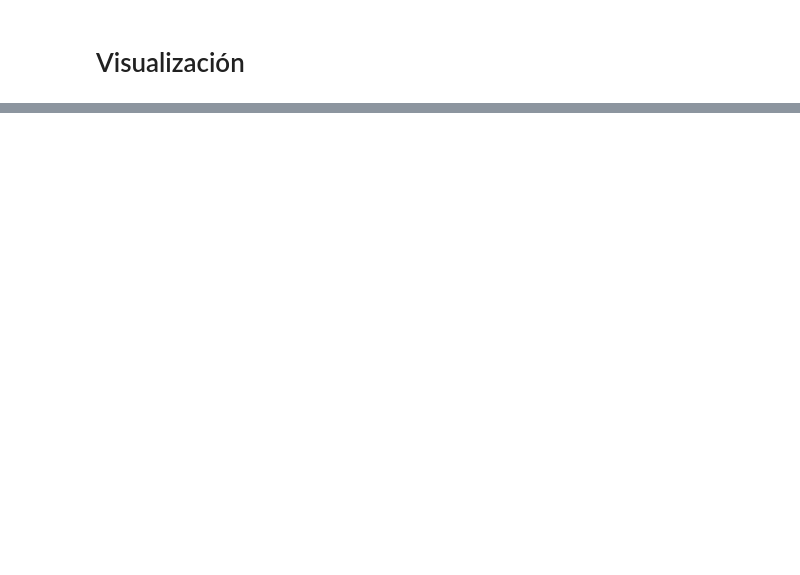
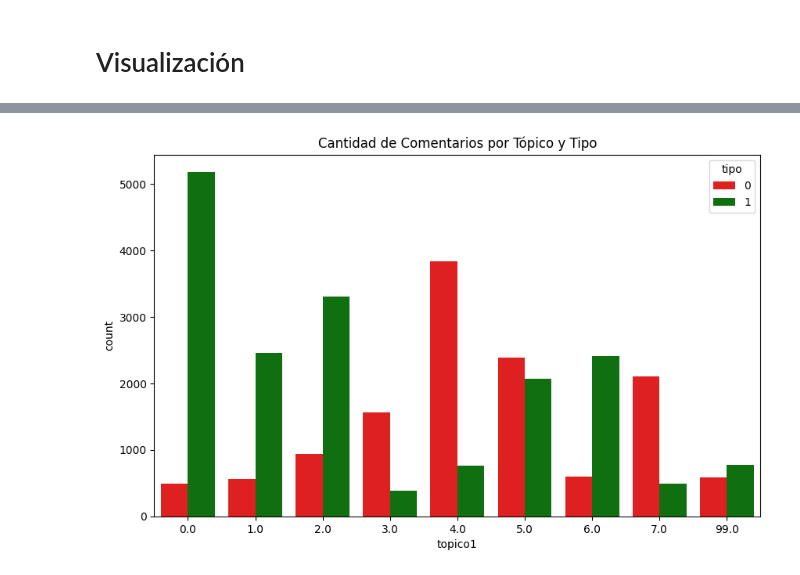
Before and after one commit to Repositivo/Procesamiento-de-comentarios, a Jupyter notebook: Notebooks/Generacion_categorias.ipynb, the cells around one changed output, grey strips where cells are left out. Saved outputs shown, nothing was run; the diff lists cells and outputs as text; code cells hidden in the pictures; blank space fills up the shorter version.

```diff
--- a/Notebooks/Generacion_categorias.ipynb
+++ b/Notebooks/Generacion_categorias.ipynb
@@ -130,0 +211,23 @@ AttributeError: 'list' object has no attribute 'token2id'
+# %%
+from gensim.models import LdaModel
+
+# Set training parameters.
+num_topics = 8
+chunksize = 5000 # numero de documentos procesados a la vez
+passes = 20 # cantidad de veces que se pasa por el total del corpus
+iterations = 400 # cantidad de iteraciones durante el entrenamiento
+eval_every = None  # Don't evaluate model perplexity, takes too much time.
+
+model1 = LdaModel(
+    corpus=corpus,
+    id2word=id2word,
+    chunksize=chunksize,
+    alpha='auto',
+    eta='auto',
+    iterations=iterations,
+    num_topics=num_topics,
+    passes=passes,
+    eval_every=eval_every,
+    random_state=1,
+    minimum_probability=0.3
+)
@@ -225,0 +417,2 @@ ModuleNotFoundError: No module named 'pyLDAvis'
+# %%
+df['topico'] = df['comentario'].apply(lambda x: model1.get_document_topics(corpus))
@@ -225,0 +478,3 @@ ModuleNotFoundError: No module named 'pyLDAvis'
+# %%
+df['topico'] = df['comentario'].apply(lambda x: model1.get_document_topics(dictionary.doc2bow(x.split()), minimum_probability=0.3
+                                                                           ))
@@ -225,0 +562,6 @@ ModuleNotFoundError: No module named 'pyLDAvis'
+# %%
+## reemplazar los valores Nan por 99 y mostrar el dataframe filtrado
+
+df['topico1'] = df['topico1'].fillna(99)
+
+df[df['topico1'] == 99].sample(10).comentario.tolist()
@@ -225,0 +615,8 @@ ModuleNotFoundError: No module named 'pyLDAvis'
+# %%
+# Gráfico utilizando seaborn color red para tipo 0 y verde para tipo 1
+plt.figure(figsize=(10, 6))
+sns.countplot(data=df, x='topico1', hue='tipo', palette=['red', 'green'])
+plt.title('Cantidad de Comentarios por Tópico y Tipo')
+plt.show()
+# %% [output]
+[figure, added]
```
Also changed, not shown: parts of 60 cells of this notebook, 7 other files.
